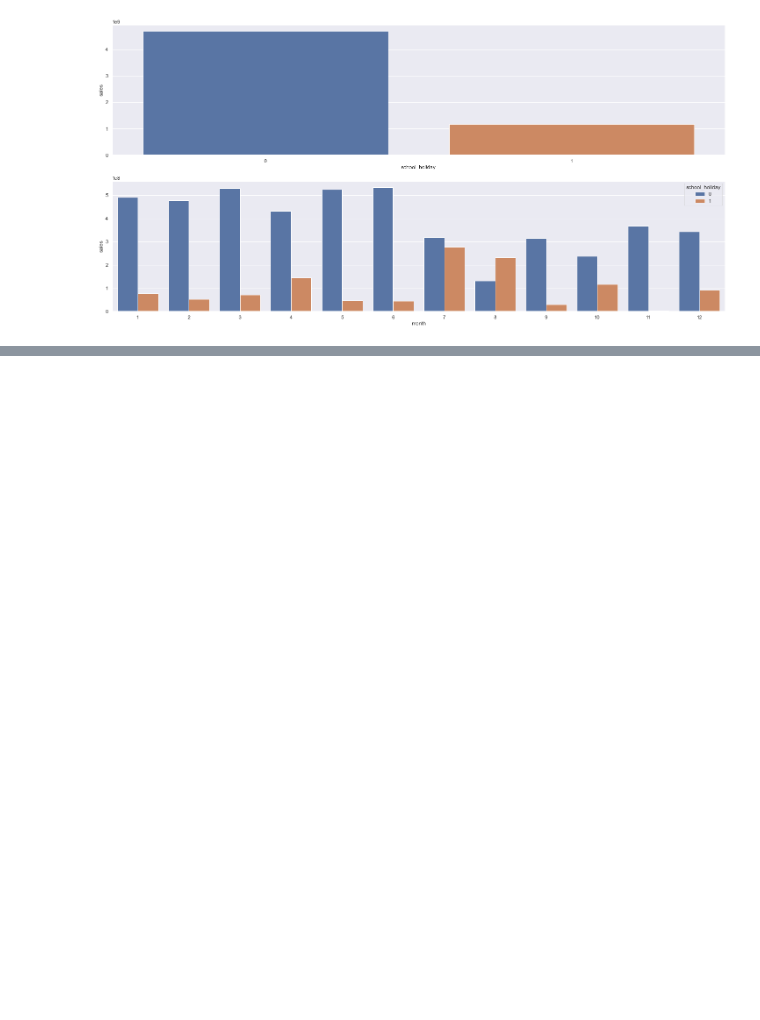
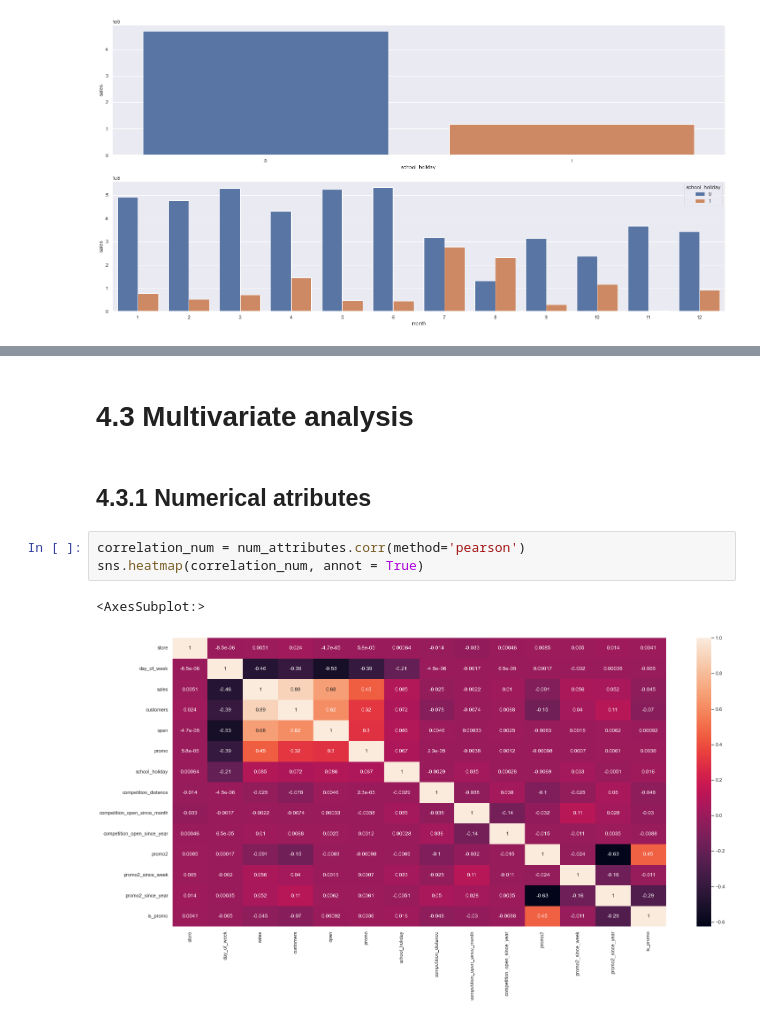
Before and after one commit to 70HNM4C13L/rossmann_store_sales, a Jupyter notebook: m04_01_store-sales_predction.ipynb, the cells around one changed output, grey strips where cells are left out. Cells and saved outputs as stored; diff of their text form; blank space fills up the shorter version.

Commit message:
Multivariate analysis

```diff
--- a/m04_01_store-sales_predction.ipynb
+++ b/m04_01_store-sales_predction.ipynb
@@ -569,0 +595,10 @@ aux2.head()
+# %% [markdown]
+# 4.3 Multivariate analysis
+# %% [markdown]
+## 4.3.1 Numerical atributes
+# %%
+correlation_num = num_attributes.corr(method='pearson')
+sns.heatmap(correlation_num, annot = True)
+# %% [output]
+<AxesSubplot:>
+[figure, added]
```
Also changed, not shown: parts of 12 cells of this notebook.
